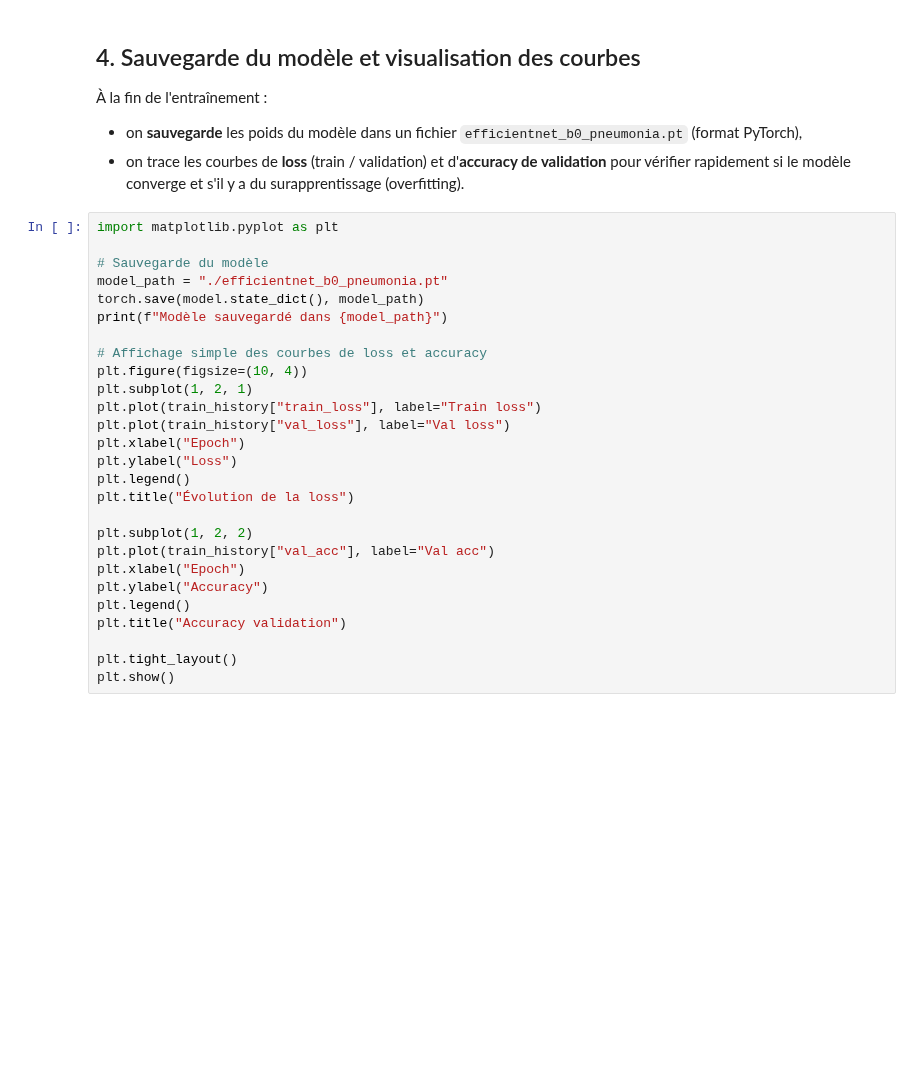
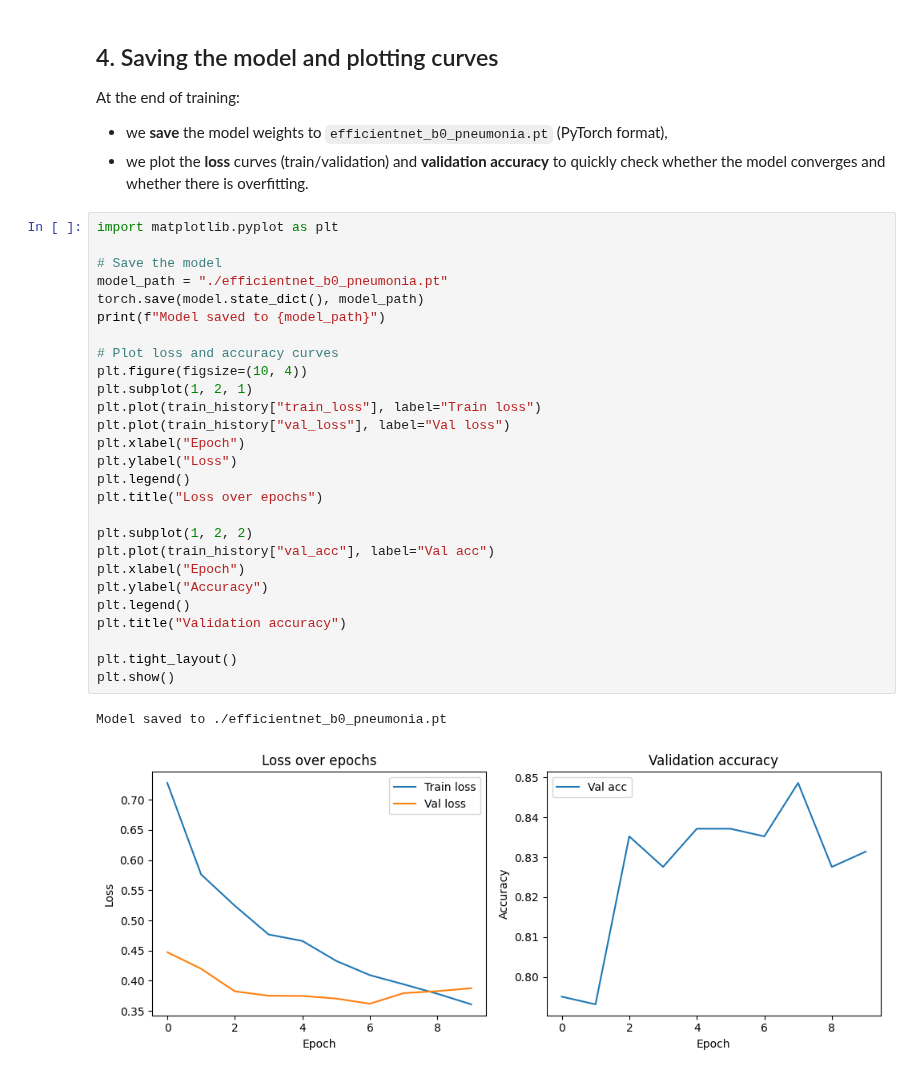
Before and after one commit to EPITECHPAR-MSC2027/Zoidberg2.0, a Jupyter notebook: pneumonia_efficientnet/01_train_efficientnet_b0.ipynb, the cells around one changed output. Drawn from its saved outputs; the diff is of its cells as text; blank space fills up the shorter version.

```diff
--- a/pneumonia_efficientnet/01_train_efficientnet_b0.ipynb
+++ b/pneumonia_efficientnet/01_train_efficientnet_b0.ipynb
@@ -149,33 +222,37 @@ for epoch in range(1, num_epochs + 1):
 # %% [markdown]
-## 4. Sauvegarde du modèle et visualisation des courbes
+## 4. Saving the model and plotting curves
 
-À la fin de l'entraînement :
-- on **sauvegarde** les poids du modèle dans un fichier `efficientnet_b0_pneumonia.pt` (format PyTorch),
-- on trace les courbes de **loss** (train / validation) et d'**accuracy de validation** pour vérifier rapidement si le modèle converge et s'il y a du surapprentissage (overfitting).
+At the end of training:
+
+- we **save** the model weights to `efficientnet_b0_pneumonia.pt` (PyTorch format),
+- we plot the **loss** curves (train/validation) and **validation accuracy** to quickly check whether the model converges and whether there is overfitting.
 # %%
 import matplotlib.pyplot as plt
 
-# Sauvegarde du modèle
+# Save the model
 model_path = "./efficientnet_b0_pneumonia.pt"
 torch.save(model.state_dict(), model_path)
-print(f"Modèle sauvegardé dans {model_path}")
+print(f"Model saved to {model_path}")
 
-# Affichage simple des courbes de loss et accuracy
+# Plot loss and accuracy curves
 plt.figure(figsize=(10, 4))
 plt.subplot(1, 2, 1)
 plt.plot(train_history["train_loss"], label="Train loss")
 plt.plot(train_history["val_loss"], label="Val loss")
 plt.xlabel("Epoch")
 plt.ylabel("Loss")
 plt.legend()
-plt.title("Évolution de la loss")
+plt.title("Loss over epochs")
 
 plt.subplot(1, 2, 2)
 plt.plot(train_history["val_acc"], label="Val acc")
 plt.xlabel("Epoch")
 plt.ylabel("Accuracy")
 plt.legend()
-plt.title("Accuracy validation")
+plt.title("Validation accuracy")
 
 plt.tight_layout()
 plt.show()
+# %% [output]
+Model saved to ./efficientnet_b0_pneumonia.pt
+[figure, added]
```
Also changed, not shown: parts of 8 cells of this notebook, 5 other files.
